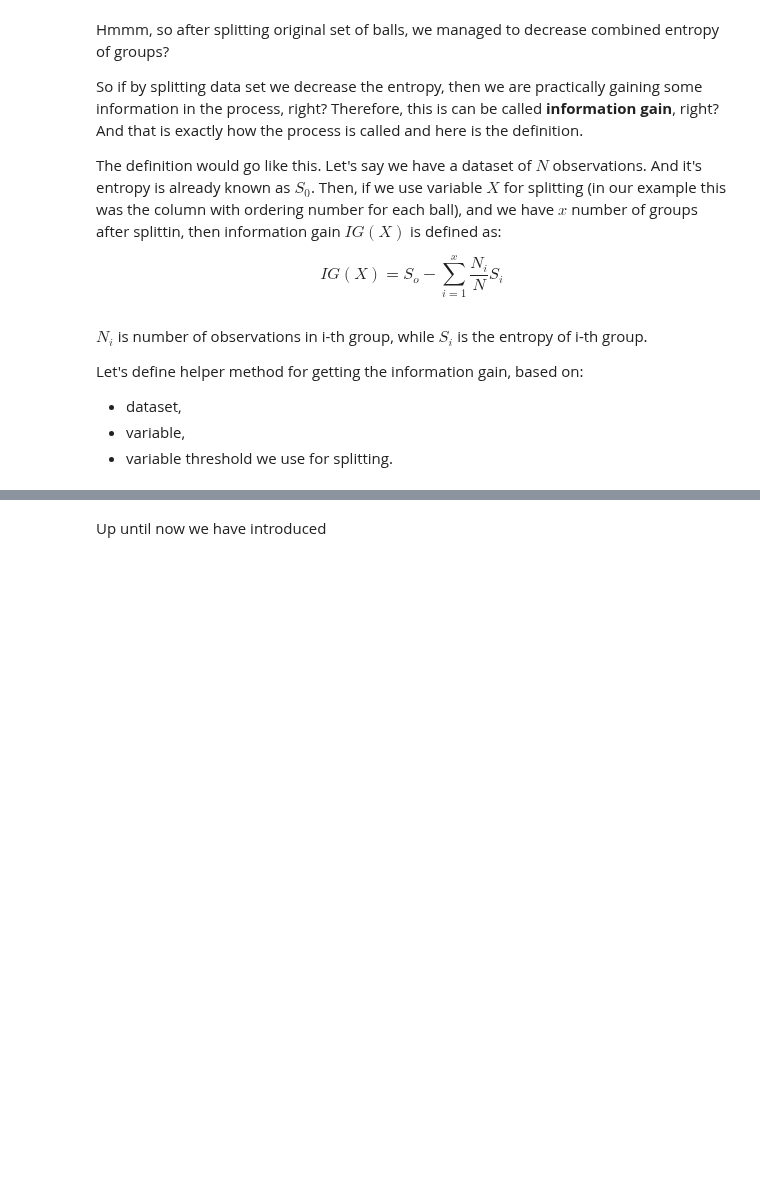
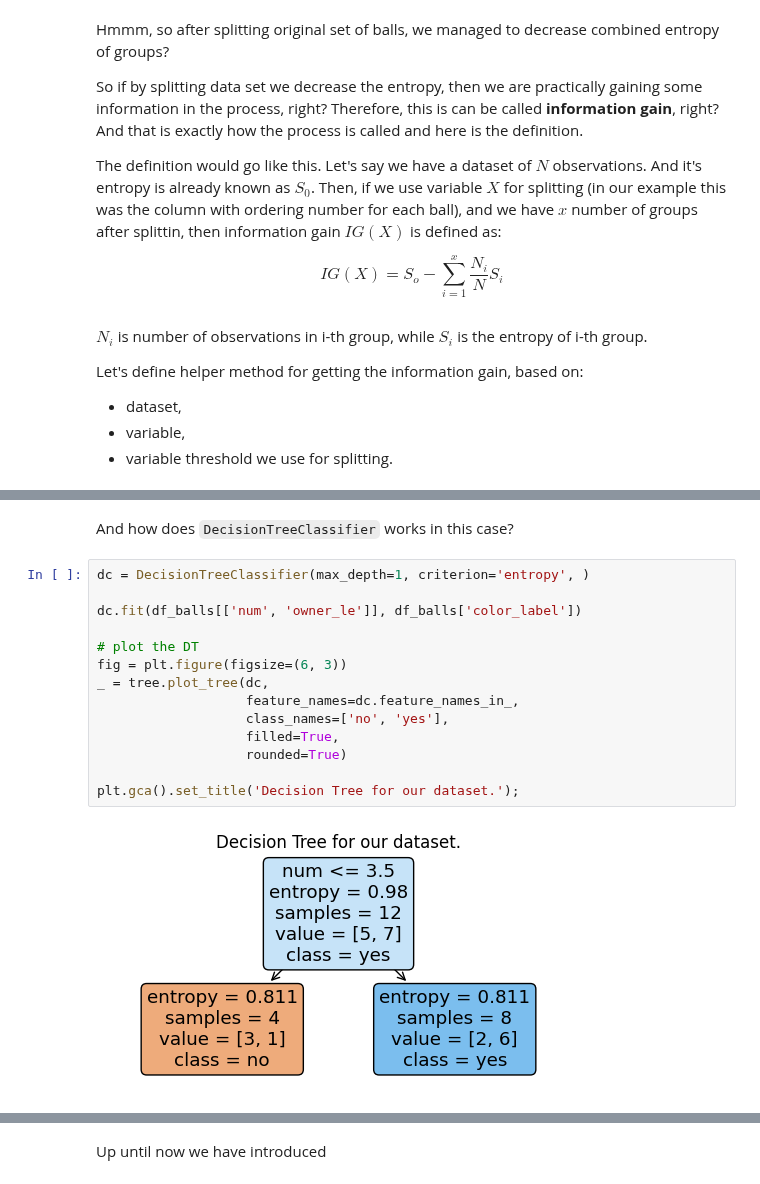
Before and after one commit to datakolektiv/dss03python2023, a Jupyter notebook: session20/dss03_py_session20.ipynb, the cells around one changed output, grey strips where cells are left out. Cells and saved outputs as stored; diff of their text form; blank space fills up the shorter version.

```diff
--- a/session20/dss03_py_session20.ipynb
+++ b/session20/dss03_py_session20.ipynb
@@ -385,0 +663,18 @@ Let's define helper method for getting the information gain, based on:
+# %% [markdown]
+And how does `DecisionTreeClassifier` works in this case?
+# %%
+dc = DecisionTreeClassifier(max_depth=1, criterion='entropy', )
+
+dc.fit(df_balls[['num', 'owner_le']], df_balls['color_label'])
+
+# plot the DT
+fig = plt.figure(figsize=(6, 3))
+_ = tree.plot_tree(dc,
+                   feature_names=dc.feature_names_in_,
+                   class_names=['no', 'yes'],
+                   filled=True,
+                   rounded=True)
+
+plt.gca().set_title('Decision Tree for our dataset.');
+# %% [output]
+[figure, added]
```
Also changed, not shown: parts of 53 cells of this notebook.
